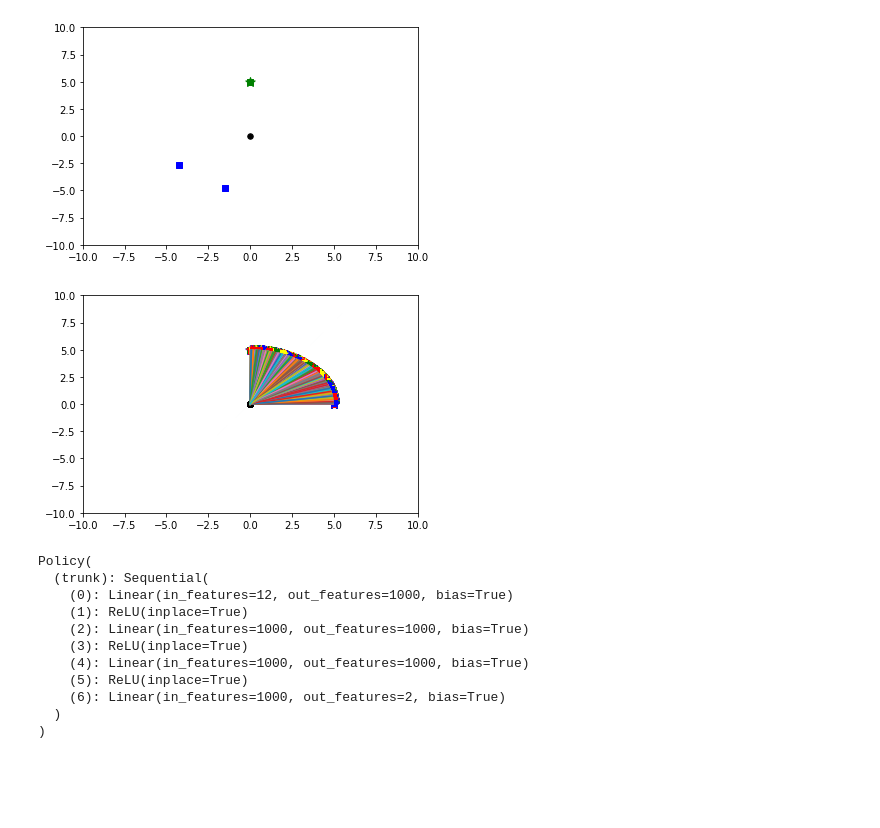
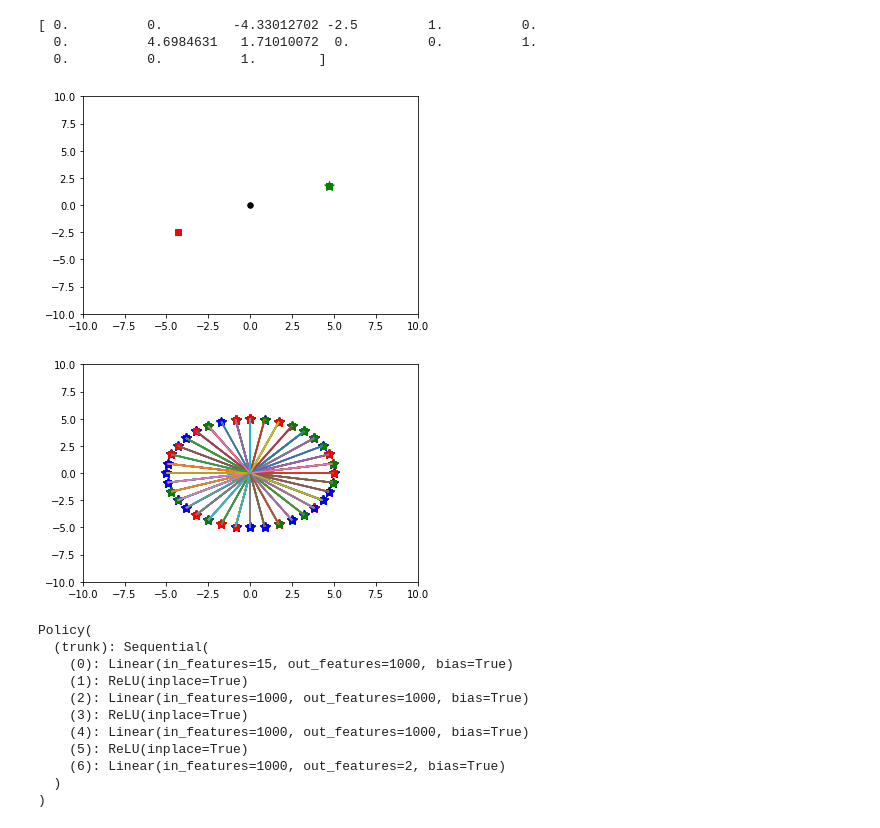
Before and after one commit to andipeng/counterfactual-adaptation, a Jupyter notebook: toycomplex_gcbc.ipynb, the cells around one changed output. Cells and saved outputs as stored; diff of their text form; code cells hidden in the pictures; blank space fills up the shorter version.

```diff
--- a/toycomplex_gcbc.ipynb
+++ b/toycomplex_gcbc.ipynb
@@ -193,26 +177,28 @@ def plot_env(env):
     colors = sns.color_palette("hls", 10)
 
     plt.scatter([env.pos[0]],[env.pos[1]], marker='o', color='black', s=30) # plots agent
-    plt.scatter([env.obj1_pos[0]],[env.obj1_pos[1]], marker='s', color=env.get_color(env.obj1_color[0]), s=30) # plots obj1
-    plt.scatter([env.obj2_pos[0]],[env.obj2_pos[1]], marker='s', color=env.get_color(env.obj2_color[0]), s=30) # plots obj2
-    plt.scatter([env.obj3_pos[0]],[env.obj3_pos[1]], marker='s', color=env.get_color(env.obj3_color[0]), s=30) # plots obj3
-    plt.scatter([env.goal_pos[0]],[env.goal_pos[1]], marker='*', color=env.get_color(env.goal_color[0]), s=100) # plots goal
+    plt.scatter([env.obj1_pos[0]],[env.obj1_pos[1]], marker='s', color=env.get_color(env.obj1_color), s=30) # plots obj1
+    plt.scatter([env.obj2_pos[0]],[env.obj2_pos[1]], marker='s', color=env.get_color(env.obj2_color), s=30) # plots obj2
+    plt.scatter([env.goal_pos[0]],[env.goal_pos[1]], marker='*', color=env.get_color(env.goal_color), s=100) # plots goal
 # %%
 env = PointEnvComplex()
-env.reset(obj_angles=2*np.pi, obj_colors=4)
+print(env.reset(obj_angles=360, obj_colors=3, discretize=10))
 plot_env(env)
 # %% [output]
+[ 0.          0.         -4.33012702 -2.5         1.          0.
+  0.          4.6984631   1.71010072  0.          0.          1.
+  0.          0.          1.        ]
-[figure, old version]
+[figure, new version]
 # %%
 # generates random trajs within specified constraints
-def gen_trajs(env, num_trajs=1, obj_angles=2*np.pi, obj_colors=4):
+def gen_trajs(env, num_trajs=1, obj_angles=360, obj_colors=3, discretize=10):
     plt.xlim(-10, 10)
     plt.ylim(-10, 10)
     colors = sns.color_palette("hls", 10)
 
     trajs = []
     for traj in range(num_trajs):
-        env.reset(obj_angles, obj_colors)
+        env.reset(obj_angles, obj_colors, discretize)
         plot_env(env)
         # rolls out a trajectory towards the goal
         traj = {'obs': [],'acts': [], 'next_obs': []}
@@ -235,9 +221,9 @@ def gen_trajs(env, num_trajs=1, obj_angles=2*np.pi, obj_colors=4):
     return trajs
 # %%
 env = PointEnvComplex()
-trajs = gen_trajs(env, num_trajs=1000, obj_angles=.5*np.pi, obj_colors=4)
+trajs = gen_trajs(env, num_trajs=500, obj_angles=360, obj_colors=3, discretize=10)
 # %% [output]
-[figure, old version]
+[figure, new version]
 # %%
 # Define the forward model
 class Policy(nn.Module):
@@ -254,7 +240,7 @@ class Policy(nn.Module):
 hidden_layer_size = 1000
 hidden_depth = 3
 horizon = 100
-obs_size = env.observation_space.shape[0] - 2
+obs_size = env.get_obs().shape[0]
 act_size = env.action_space.shape[0]
 policy = Policy(obs_size, act_size, hidden_layer_size, hidden_depth)
 num_tasks = len(trajs)
@@ -263,7 +249,7 @@ policy.to(device)
 # %% [output]
 Policy(
   (trunk): Sequential(
-    (0): Linear(in_features=12, out_features=1000, bias=True)
+    (0): Linear(in_features=15, out_features=1000, bias=True)
     (1): ReLU(inplace=True)
     (2): Linear(in_features=1000, out_features=1000, bias=True)
     (3): ReLU(inplace=True)
```
Also changed, not shown: parts of 4 cells of this notebook, 1 other file.
